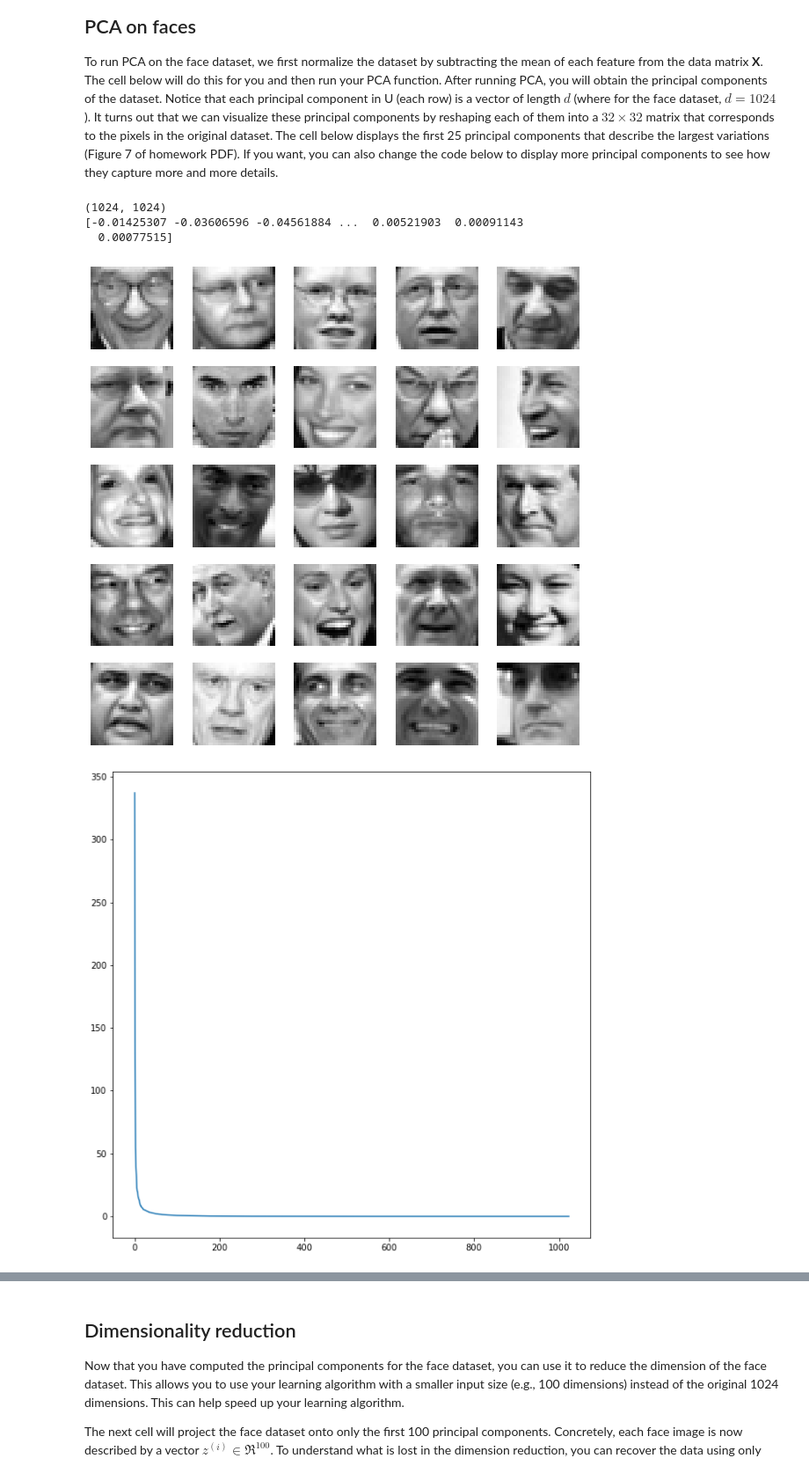
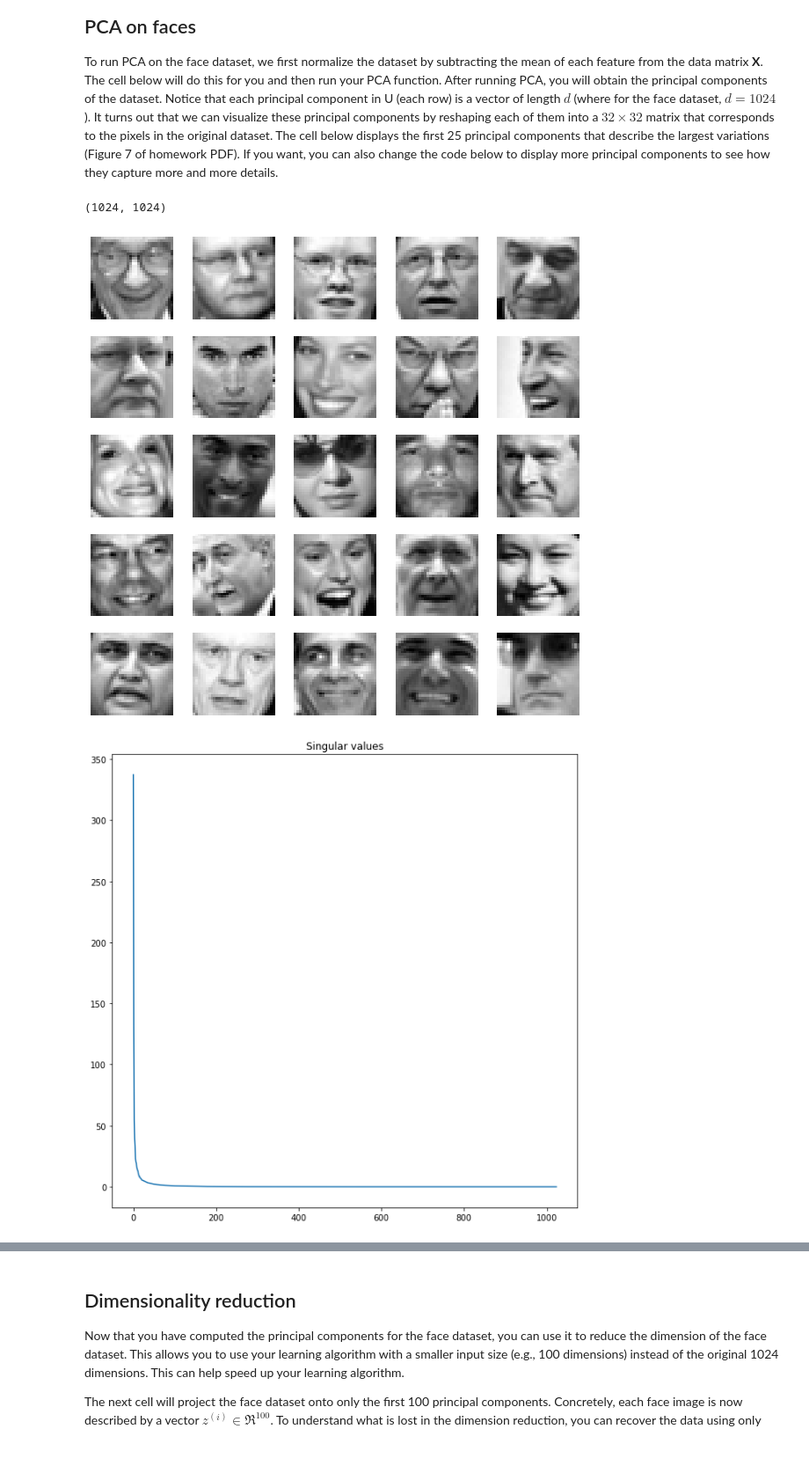
Before and after one commit to Mikerpen22/COMP540-Statistical-ML, a Jupyter notebook: A5/pca/pca.ipynb, the cells around one changed output, grey strips where cells are left out. Shown at 88% size. Drawn from its saved outputs; the diff is of its cells as text; code cells hidden in the pictures.

```diff
--- a/A5/pca/pca.ipynb
+++ b/A5/pca/pca.ipynb
@@ -188,36 +188,35 @@ they capture more and more details.
 # PCA on the faces data set
 faces_data = scipy.io.loadmat('pcafaces.mat')
 faces = faces_data['X']
 
 # visualize the first 25 faces
 for i in range(25):
     plt.subplot(5, 5, i+1)
     plt.axis('off')
     plt.imshow(faces[i,:].reshape((32,32)).T)
 
 # normalize the faces data set
 faces_norm, mu_faces, sigma_faces = utils_pca.feature_normalize(faces)
 
 # run PCA
 U_faces, S_faces, V_faces = utils_pca.pca(faces_norm)
 print(U_faces.shape)    # (32*32, 32*32) <-> (d,d)
 
 
 plt.figure()
 plt.plot(S_faces)   # singular values
+plt.title("Singular values")
 
 plt.figure()
 # top 25 eigenfaces
 for i in range(25):
     plt.subplot(5, 5, i+1)
     plt.axis('off')
     plt.imshow(U_faces[:,i].reshape((32,32)).T)
 # %% [output]
 (1024, 1024)
-[-0.01425307 -0.03606596 -0.04561884 ...  0.00521903  0.00091143
-  0.00077515]
 [figure]
-[figure, old version]
+[figure, new version]
 [figure]
 # %% [markdown]
 ## Dimensionality reduction
```
Also changed, not shown: parts of 1 cell of this notebook, 1 other file.
